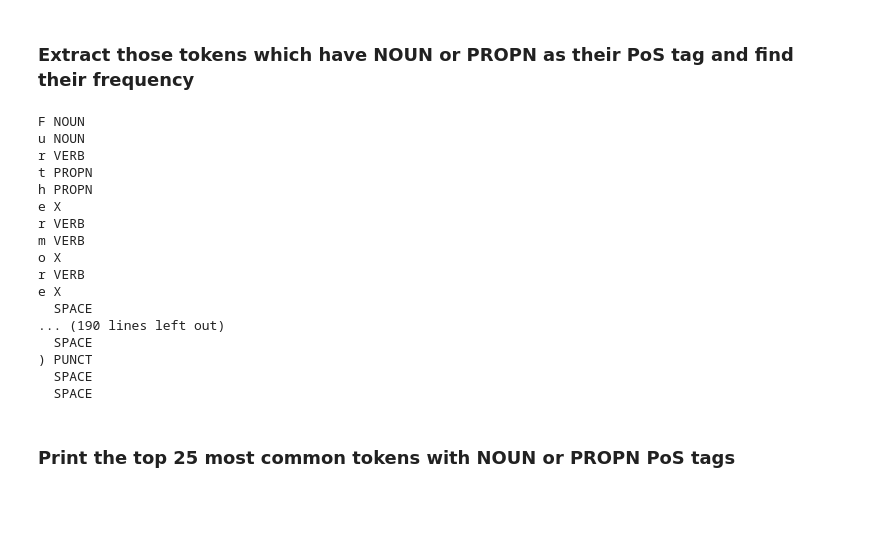
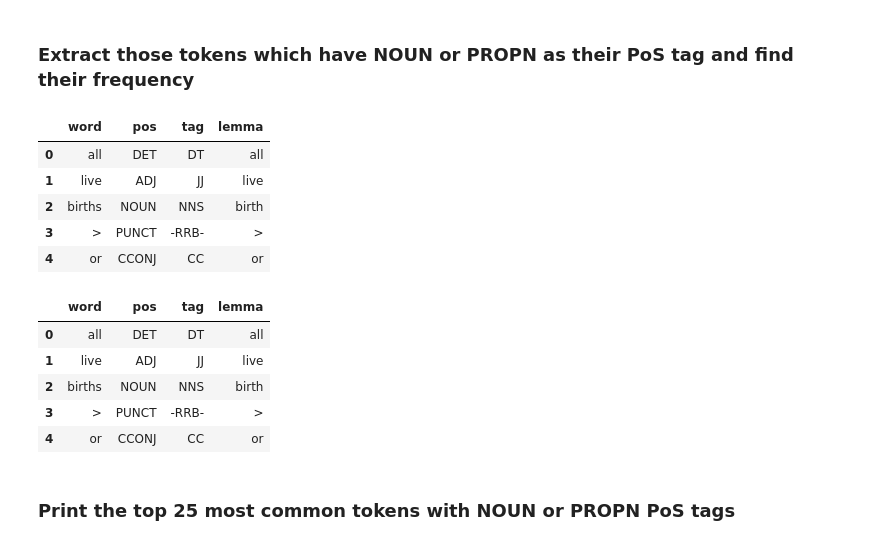
Before and after one commit to rajivgaba/NLP-Assignment, a Jupyter notebook: Assignment-2.ipynb, the cells around one changed output. Saved outputs shown, nothing was run; the diff lists cells and outputs as text; code cells hidden in the pictures; blank space fills up the shorter version.

```diff
--- a/Assignment-2.ipynb
+++ b/Assignment-2.ipynb
@@ -74,31 +77,42 @@ len(test_sentences), len(test_labels)
 We will first explore what are the various concepts present in the dataset. For this, we will use PoS Tagging.
 # %% [markdown]
 ### Extract those tokens which have NOUN or PROPN as their PoS tag and find their frequency
-# %%
-# ! pip install nltk
-import nltk
-
-for sentence in test_sentences[0]:
-    doc = model(sentence)
-    for token in doc:
-        print(token.text, token.pos_)
-# %% [output]
-F NOUN
-u NOUN
-r VERB
-t PROPN
-h PROPN
-e X
-r VERB
-m VERB
-o X
-r VERB
-e X
-  SPACE
-... (190 lines left out)
-  SPACE
-) PUNCT
-  SPACE
-  SPACE
+# %%
+
+def get_pos_tags(sentences):
+    df = pd.DataFrame()
+    word_list, pos_list, tag_list, lemma_list = [], [], [], []
+    for sentence in train_sentences:
+        doc = model(sentence.lower())
+        for token in doc:
+            word_list.append(token.text)
+            pos_list.append(token.pos_)
+            tag_list.append(token.tag_)
+            lemma_list.append(token.lemma_)
+    df['word'] = word_list
+    df['pos'] = pos_list
+    df['tag'] = tag_list
+    df['lemma'] = lemma_list
+    return df
+# %%
+train_df = get_pos_tags(train_sentences)
+train_df.head()
+# %% [output]
+|  | word | pos | tag | lemma |
+| 0 | all | DET | DT | all |
+| 1 | live | ADJ | JJ | live |
+| 2 | births | NOUN | NNS | birth |
+| 3 | > | PUNCT | -RRB- | > |
+| 4 | or | CCONJ | CC | or |
+# %%
+test_df = get_pos_tags(test_sentences)
+test_df.head()
+# %% [output]
+|  | word | pos | tag | lemma |
+| 0 | all | DET | DT | all |
+| 1 | live | ADJ | JJ | live |
+| 2 | births | NOUN | NNS | birth |
+| 3 | > | PUNCT | -RRB- | > |
+| 4 | or | CCONJ | CC | or |
 # %% [markdown]
 ### Print the top 25 most common tokens with NOUN or PROPN PoS tags
```
Also changed, not shown: parts of 19 cells of this notebook.
